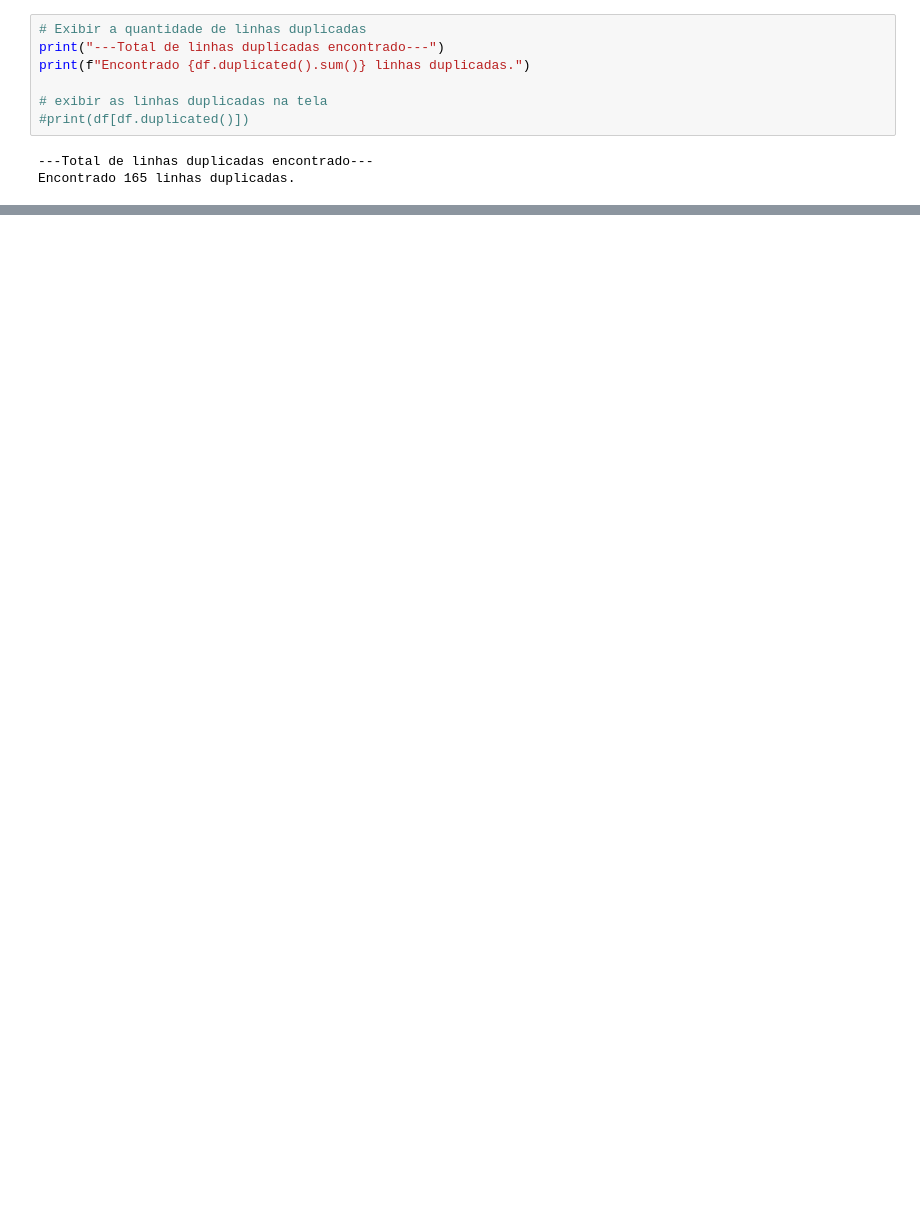
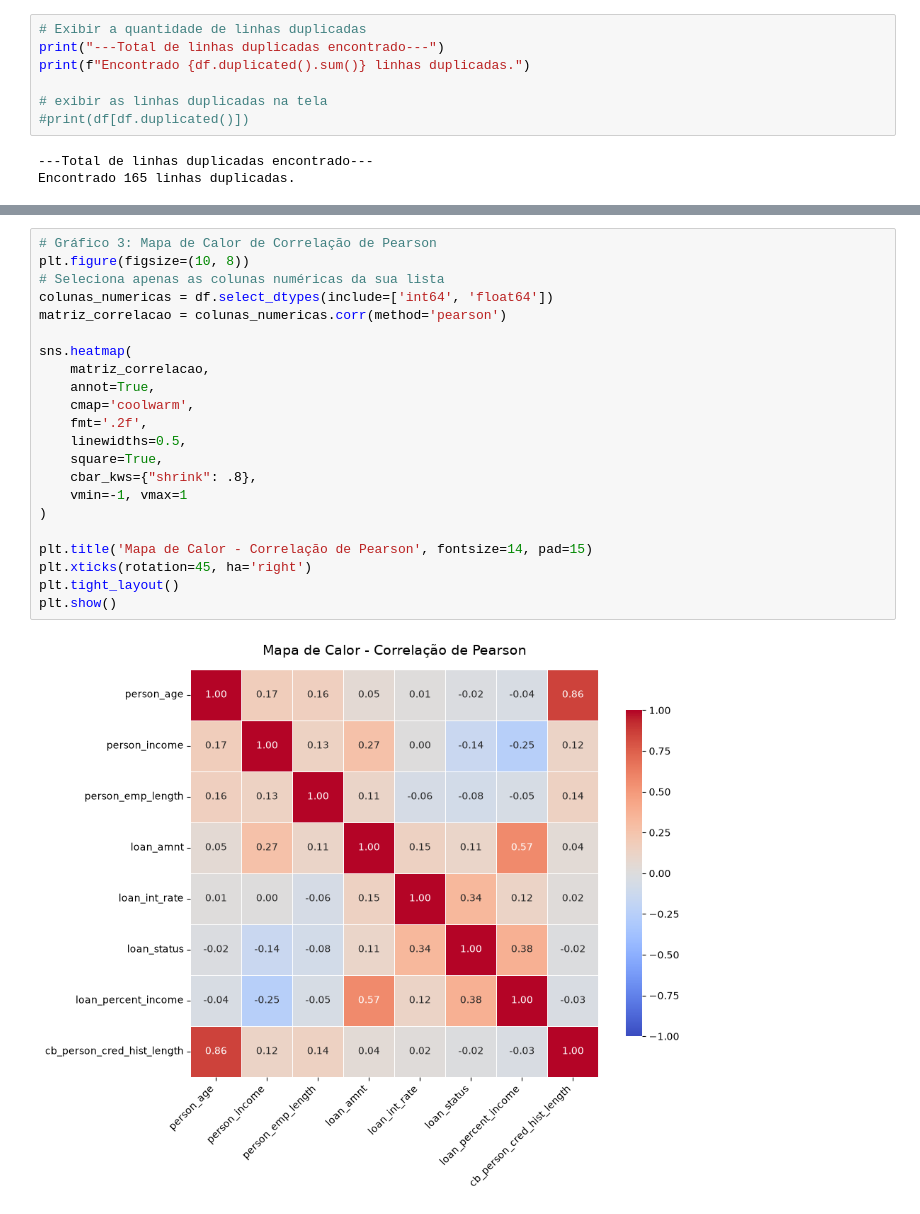
Before and after one commit to zegmundo-koziel/Projeto-Avaliativo-M1-S14, a Jupyter notebook: main.ipynb, the cells around one changed output, grey strips where cells are left out. Cells and saved outputs as stored; diff of their text form; blank space fills up the shorter version.

```diff
--- a/main.ipynb
+++ b/main.ipynb
@@ -112,0 +157,24 @@ dtype: int64
+# %%
+# Gráfico 3: Mapa de Calor de Correlação de Pearson
+plt.figure(figsize=(10, 8))
+# Seleciona apenas as colunas numéricas da sua lista
+colunas_numericas = df.select_dtypes(include=['int64', 'float64'])
+matriz_correlacao = colunas_numericas.corr(method='pearson')
+
+sns.heatmap(
+    matriz_correlacao,
+    annot=True,
+    cmap='coolwarm',
+    fmt='.2f',
+    linewidths=0.5,
+    square=True,
+    cbar_kws={"shrink": .8},
+    vmin=-1, vmax=1
+)
+
+plt.title('Mapa de Calor - Correlação de Pearson', fontsize=14, pad=15)
+plt.xticks(rotation=45, ha='right')
+plt.tight_layout()
+plt.show()
+# %% [output]
+[figure, added]
```
Also changed, not shown: parts of 7 cells of this notebook.
